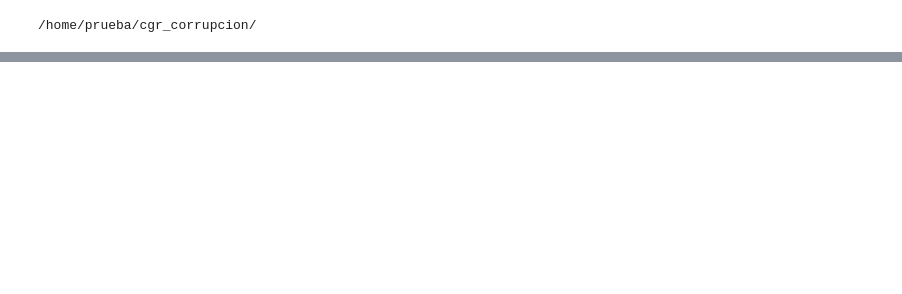
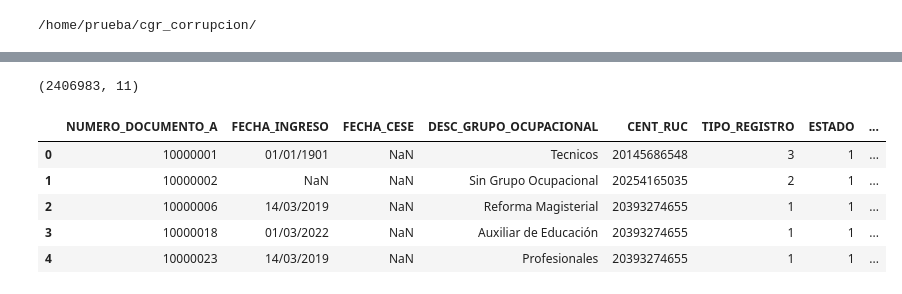
Before and after one commit to HaroldEnrique/Hackaton-CGR, a Jupyter notebook: notebooks/loading.ipynb, the cells around one changed output, grey strips where cells are left out. Drawn from its saved outputs; the diff is of its cells as text; code cells hidden in the pictures; blank space fills up the shorter version.

Commit message:
data model > proveedores, entidad

```diff
--- a/notebooks/loading.ipynb
+++ b/notebooks/loading.ipynb
@@ -166,0 +292,3 @@ websocket-client==1.6.4
+# %%
+%%time
+master_workers = pd.merge(master_workers, worker_ingresos, on='NUMERO_DOCUMENTO_A', how='left')
@@ -166,0 +312,5 @@ websocket-client==1.6.4
+# %%
+%%time
+
+airhsp_data_trab_enti = airhsp_data[["NUMERO_DOCUMENTO_A","CENT_RUC"]].drop_duplicates()
+airhsp_data_trab_enti.shape
@@ -166,0 +321,3 @@ websocket-client==1.6.4
+# %%
+conteo_entidades = airhsp_data_trab_enti.groupby(["NUMERO_DOCUMENTO_A"])["CENT_RUC"].count()
+conteo_entidades_df = conteo_entidades.to_frame('NRO_ENTIDADES').reset_index()
@@ -166,0 +330,3 @@ websocket-client==1.6.4
+# %%
+%%time
+master_workers = pd.merge(master_workers, conteo_entidades_df, on='NUMERO_DOCUMENTO_A', how='left')
@@ -166,0 +336,13 @@ websocket-client==1.6.4
+# %%
+master_workers.shape
+# %% [output]
+(2406983, 11)
+# %%
+master_workers.head()
+# %% [output]
+|  | NUMERO_DOCUMENTO_A | FECHA_INGRESO | FECHA_CESE | DESC_GRUPO_OCUPACIONAL | CENT_RUC | TIPO_REGISTRO | ESTADO | ... |
+| 0 | 10000001 | 01/01/1901 | NaN | Tecnicos | 20145686548 | 3 | 1 | ... |
+| 1 | 10000002 | NaN | NaN | Sin Grupo Ocupacional | 20254165035 | 2 | 1 | ... |
+| 2 | 10000006 | 14/03/2019 | NaN | Reforma Magisterial | 20393274655 | 1 | 1 | ... |
+| 3 | 10000018 | 01/03/2022 | NaN | Auxiliar de Educación | 20393274655 | 1 | 1 | ... |
+| 4 | 10000023 | 14/03/2019 | NaN | Profesionales | 20393274655 | 1 | 1 | ... |
```
Also changed, not shown: parts of 94 cells of this notebook, 5 other files.
